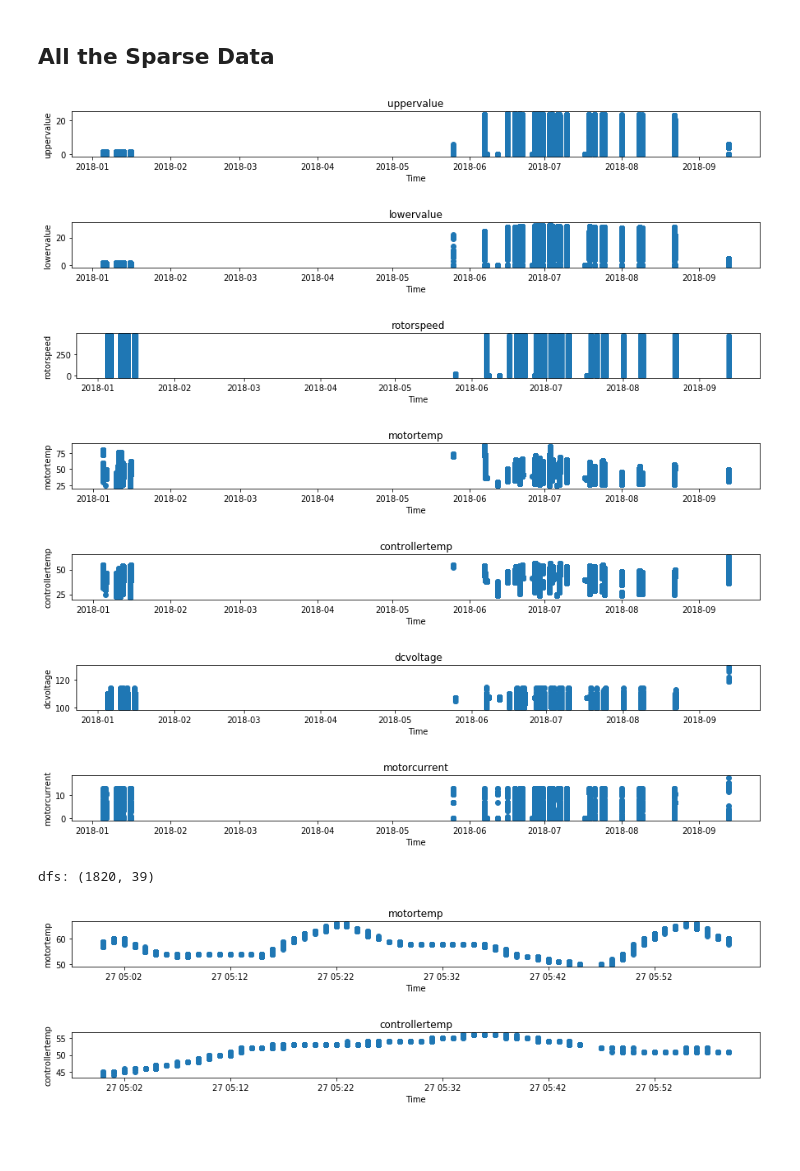
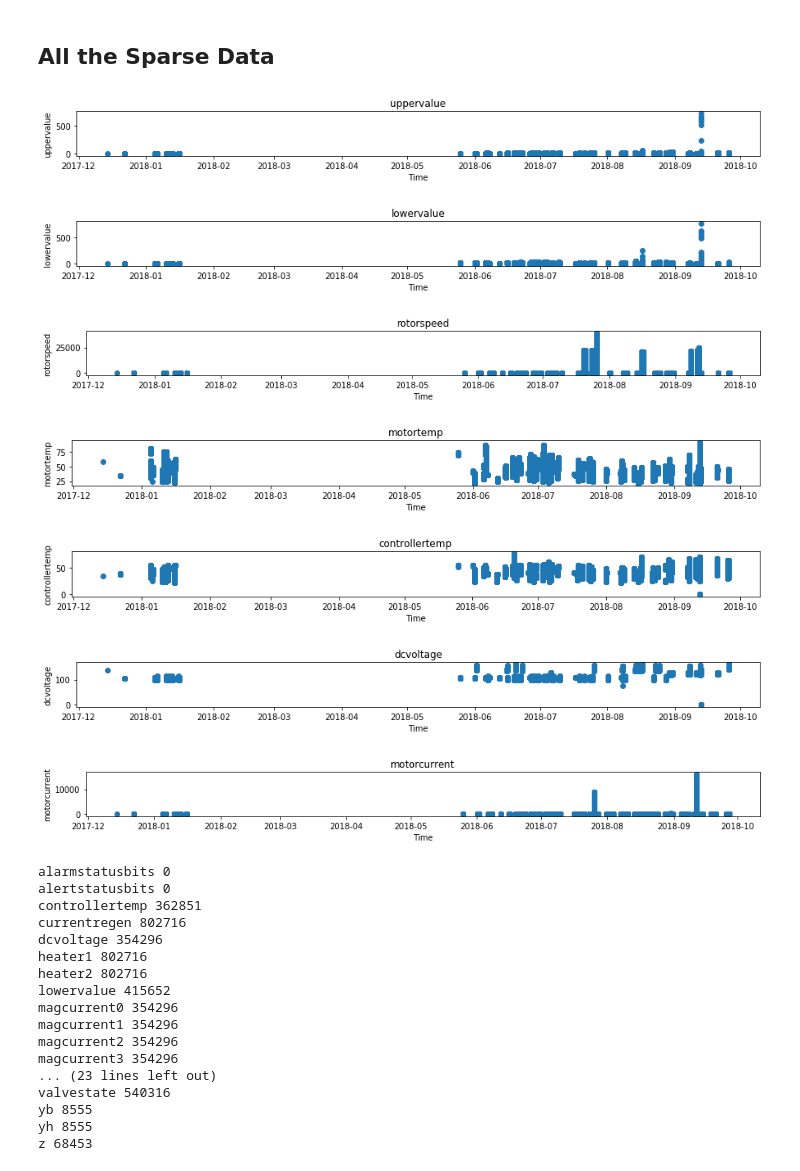
Before and after one commit to jarednielsen/cryopumps, a Jupyter notebook: jared-pump-data.ipynb, the cells around one changed output. Cells and saved outputs as stored; diff of their text form; code cells hidden in the pictures; blank space fills up the shorter version.

```diff
--- a/jared-pump-data.ipynb
+++ b/jared-pump-data.ipynb
@@ -145,26 +228,26 @@ count ranges from 28 to 198742
 # %%
 def plot_over_time(t,y,desc):
     fig = plt.figure(figsize=(15,1))
     ax = fig.add_subplot(111)
     ax.plot(t, y, 'o')
     ax.set_xlabel("Time")
     ax.set_ylabel(desc)
     ax.set_title(desc)
     plt.show()
 
-n_timesteps, n_cols = df.shape
-t = df["timestamp"].values
+n_timesteps, n_cols = x.shape
+t = x["timestamp"].values
 cols = ["uppervalue", "lowervalue", "rotorspeed","motortemp","controllertemp","dcvoltage","motorcurrent"]
 for col in cols:
-    plot_over_time(t,df[col].values,col)
+    plot_over_time(t,x[col].values,col)
 # %% [output]
-[figure, old version]
+[figure, new version]
-[figure, old version]
+[figure, new version]
-[figure, old version]
+[figure, new version]
-[figure, old version]
+[figure, new version]
-[figure, old version]
+[figure, new version]
-[figure, old version]
+[figure, new version]
-[figure, old version]
+[figure, new version]
 # %%
 def print_not_null_counts():
     all_cols = list(x.columns.values)
@@ -179,7 +262,23 @@ def time_slice():
     dt2 = '2018-06-27 06:00:00'
     dfs = df[(dt1 <= df['timestamp']) & (df['timestamp'] < dt2)]
     print("dfs:", dfs.shape)
+
+print_not_null_counts()
 # %% [output]
-dfs: (1820, 39)
+alarmstatusbits 0
+alertstatusbits 0
+controllertemp 362851
+currentregen 802716
+dcvoltage 354296
+heater1 802716
+heater2 802716
+lowervalue 415652
+magcurrent0 354296
+magcurrent1 354296
+magcurrent2 354296
+magcurrent3 354296
+... (23 lines left out)
+valvestate 540316
+yb 8555
+yh 8555
+z 68453
-[figure, removed]
-[figure, removed]
```
Also changed, not shown: parts of 12 cells of this notebook, 1 other file.
